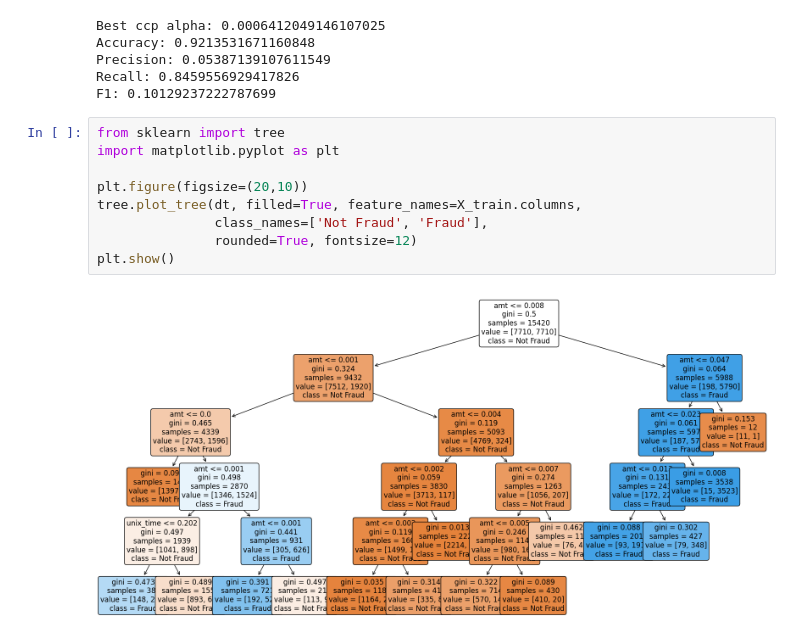
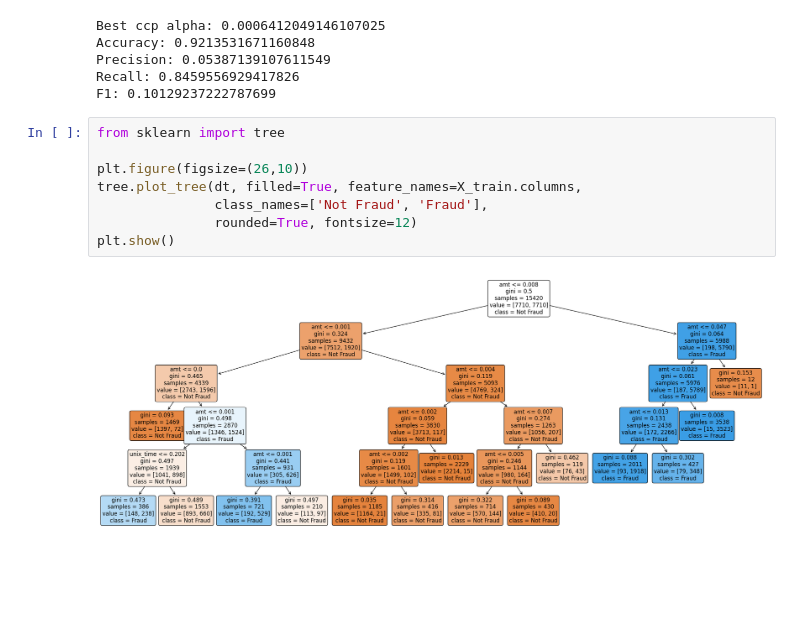
Before and after one commit to emtruong2/csc422-spring2024, a Jupyter notebook: Code.ipynb, the cells around one changed output. Drawn from its saved outputs; the diff is of its cells as text; blank space fills up the shorter version.

```diff
--- a/Code.ipynb
+++ b/Code.ipynb
@@ -211,12 +212,11 @@ Recall: 0.8459556929417826
 F1: 0.10129237222787699
 # %%
 from sklearn import tree
-import matplotlib.pyplot as plt
 
-plt.figure(figsize=(20,10))
+plt.figure(figsize=(26,10))
 tree.plot_tree(dt, filled=True, feature_names=X_train.columns,
                class_names=['Not Fraud', 'Fraud'],
                rounded=True, fontsize=12)
 plt.show()
 # %% [output]
-[figure, old version]
+[figure, new version]
```
Also changed, not shown: parts of 2 cells of this notebook.
